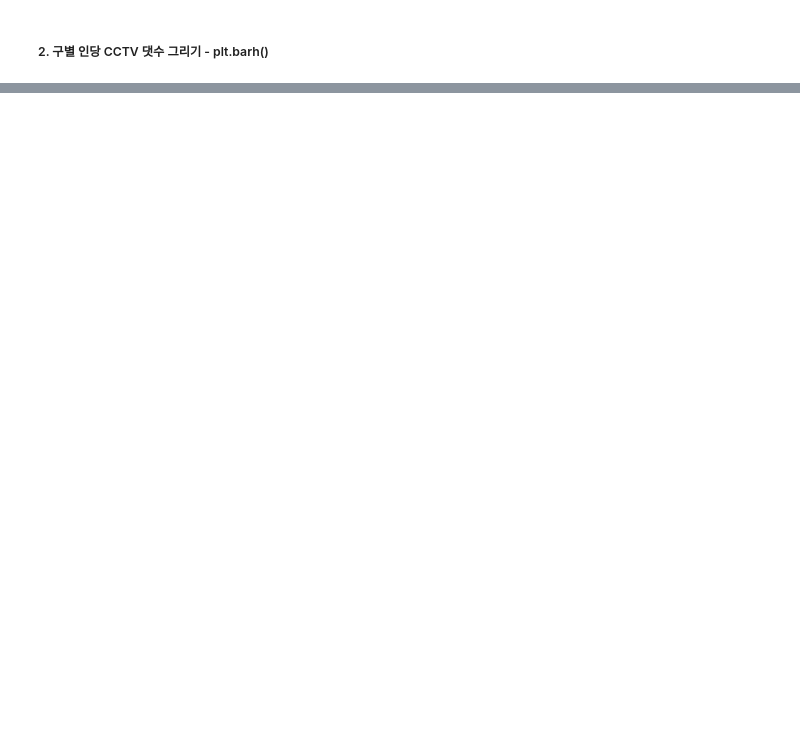
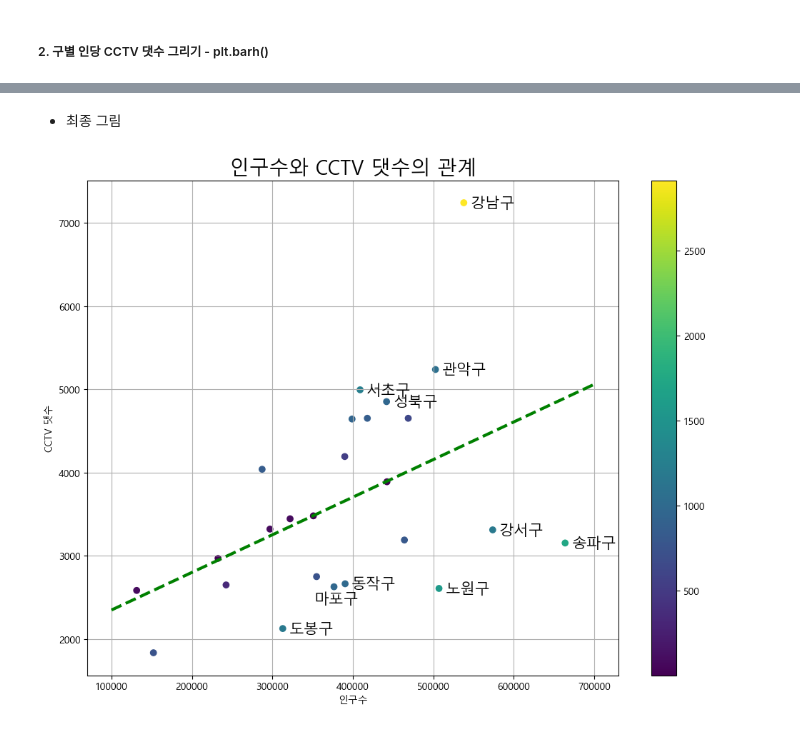
Before and after one commit to jayhuni/DataAnalysis-2023.09, a Jupyter notebook: 03.시각화/08.서울시CCTV시각화.ipynb, the cells around one changed output, grey strips where cells are left out. Cells and saved outputs as stored; diff of their text form; code cells hidden in the pictures; blank space fills up the shorter version.

```diff
--- a/03.시각화/08.서울시CCTV시각화.ipynb
+++ b/03.시각화/08.서울시CCTV시각화.ipynb
@@ -54,0 +87,4 @@ plt.title('구별 인당 CCTV 댓수');
+# %%
+fx = np.array([100000, 700000])
+fy = fx * fp1[0] + fp1[1]
+fy
@@ -54,0 +93,4 @@ plt.title('구별 인당 CCTV 댓수');
+# %%
+f1 = np.poly1d(fp1)
+fy = f1(fx)
+fy
@@ -54,0 +110,3 @@ plt.title('구별 인당 CCTV 댓수');
+# %%
+df['오차'] = abs(df['CCTV댓수'] - f1(df['인구수'])).round(1)
+df.head(3)
@@ -54,0 +130,4 @@ plt.title('구별 인당 CCTV 댓수');
+# %%
+# 정렬된 데이터에서 Top 10만 골라내기
+df_sort = df.sort_values(by='오차', ascending=False).head(10)
+df_sort
@@ -54,0 +147,20 @@ plt.title('구별 인당 CCTV 댓수');
+# %% [markdown]
+- 최종 그림
+# %%
+plt.figure(figsize=(12, 9))
+plt.scatter(df['인구수'], df['CCTV댓수'], c=df['오차'])
+plt.plot(fx, fy, 'g--', lw=3)
+for i in range(10):
+    if i == 8:
+        continue
+    plt.text(df_sort['인구수'][i]+8000, df_sort['CCTV댓수'][i]-60,
+            df_sort.index[i], fontsize=15)
+plt.text(df_sort['인구수'][8]-25000, df_sort['CCTV댓수'][8]-200,
+            df_sort.index[8], fontsize=15)
+
+plt.title('인구수와 CCTV 댓수의 관계', fontsize=20)
+plt.grid(), plt.xlabel('인구수'), plt.ylabel('CCTV 댓수')
+plt.colorbar()
+plt.show()
+# %% [output]
+[figure, added]
```
Also changed, not shown: parts of 21 cells of this notebook.
